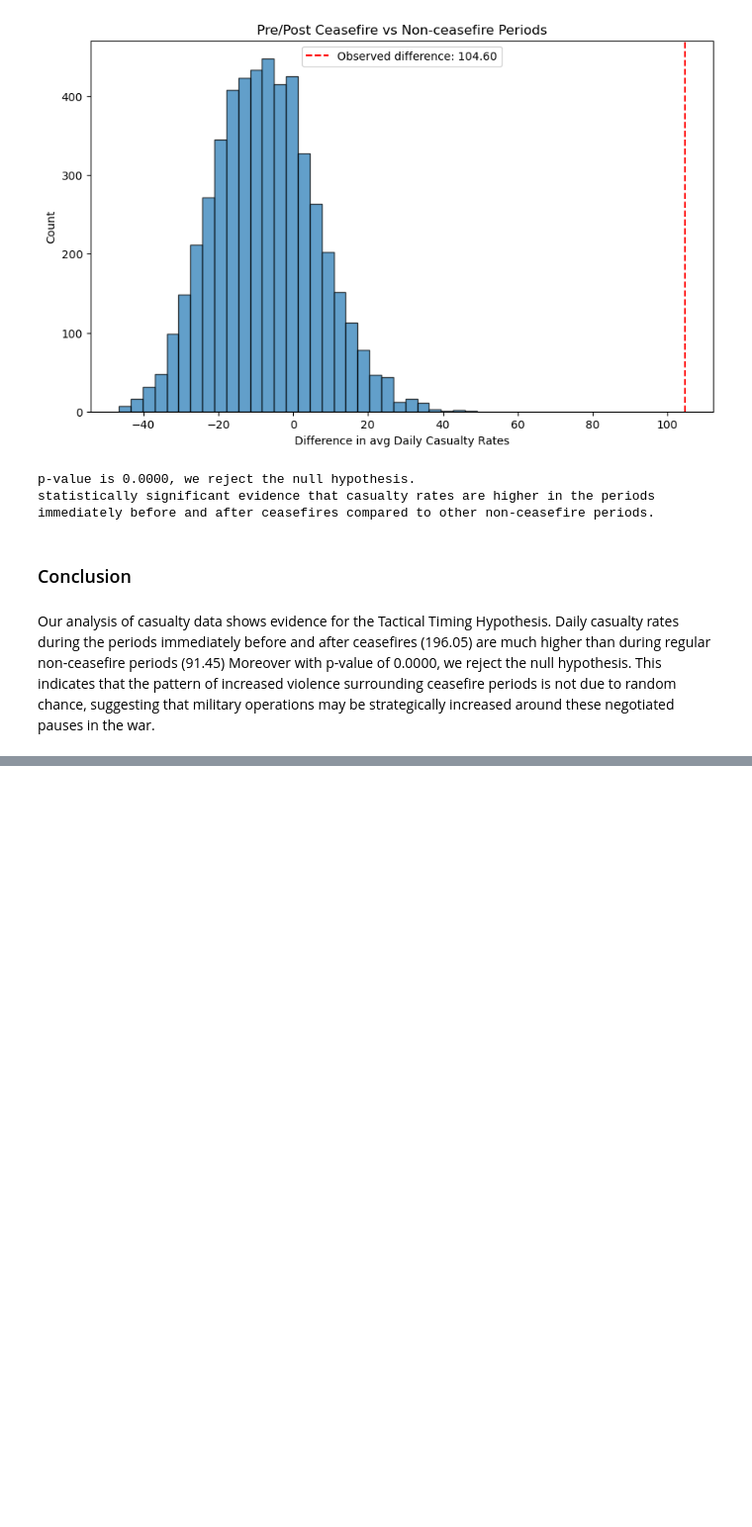
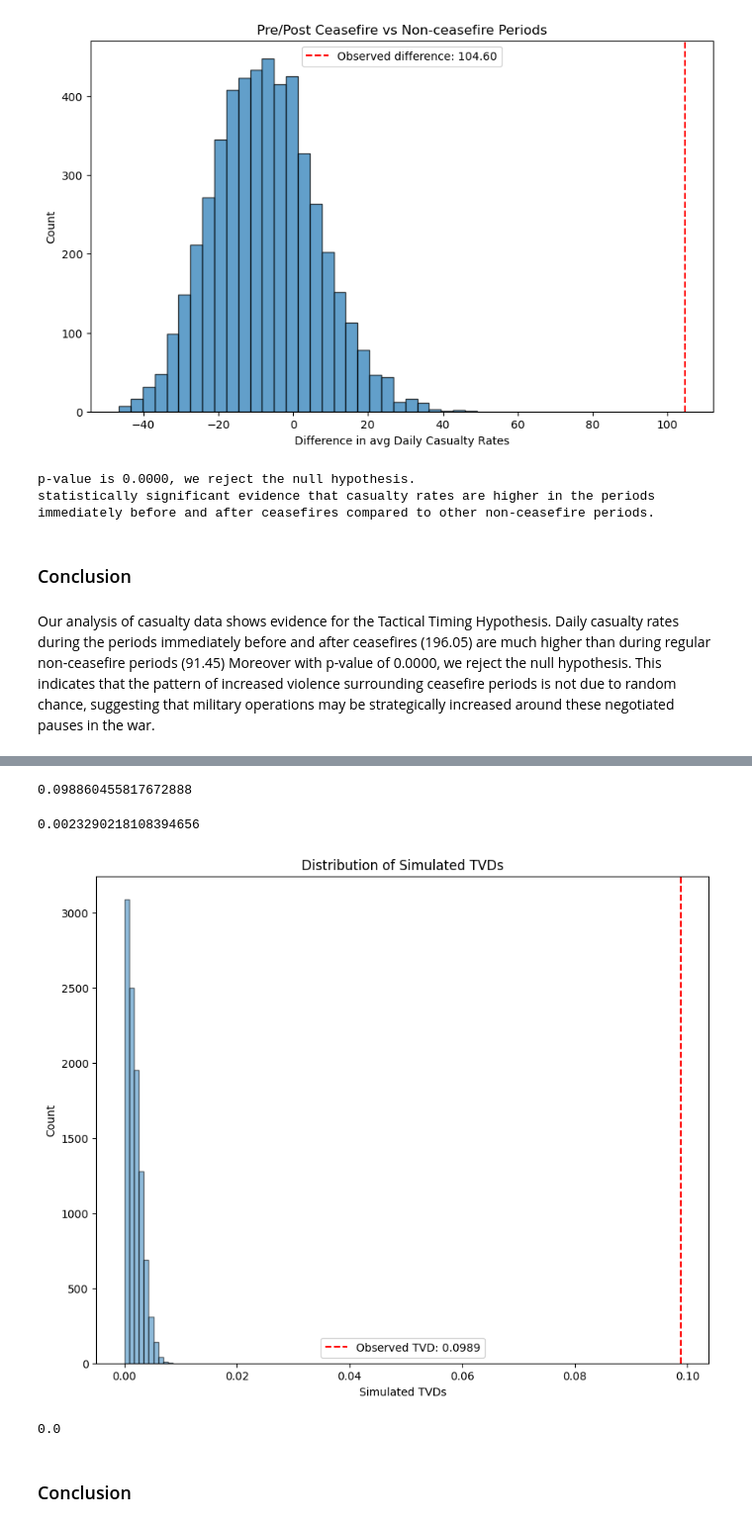
Before and after one commit to shatha-alhazbi/gaza-through-data, a Jupyter notebook: Part B/PartB.ipynb, the cells around one changed output, grey strips where cells are left out. Shown at 99% size. Saved outputs shown, nothing was run; the diff lists cells and outputs as text; code cells hidden in the pictures; blank space fills up the shorter version.

```diff
--- a/Part B/PartB.ipynb
+++ b/Part B/PartB.ipynb
@@ -1281,0 +1361,42 @@ Moreover with p-value of 0.0000, we reject the null hypothesis. This indicates t
+# %%
+def tvd(dist1, dist2):
+    """Calculate Total Variation Distance between two distributions"""
+    return sum(abs(dist1 - dist2)) / 2
+# %%
+observed_tvd = tvd(demographic_table.column('Observed %'), demographic_table.column('Expected %'))
+observed_tvd
+# %% [output]
+0.098860455817672888
+# %%
+tvd(sample_proportions(50021, (expected_percentages)), expected_percentages)
+# %% [output]
+0.0023290218108394656
+# %%
+def simulated_tvd():
+    return tvd(sample_proportions(50021, (expected_percentages)), expected_percentages)
+# %%
+tvds = make_array()
+
+num_simulations = 10000
+for i in np.arange(num_simulations):
+    new_tvd = simulated_tvd()
+    tvds = np.append(tvds, new_tvd)
+# %%
+plt.figure(figsize=(10, 8))
+plt.hist(tvds, alpha=0.5)
+plt.axvline(observed_tvd, color='red', linestyle='--',
+            label=f'Observed TVD: {observed_tvd:.4f}')
+plt.xlabel('Simulated TVDs')
+plt.ylabel('Count')
+plt.title('Distribution of Simulated TVDs')
+plt.legend()
+plt.show()
+# %% [output]
+[figure, added]
+# %%
+p_value = sum(tvds >= observed_tvd) / num_simulations
+p_value
+# %% [output]
+0.0
+# %% [markdown]
+### Conclusion
```
Also changed, not shown: parts of 11 cells of this notebook.
